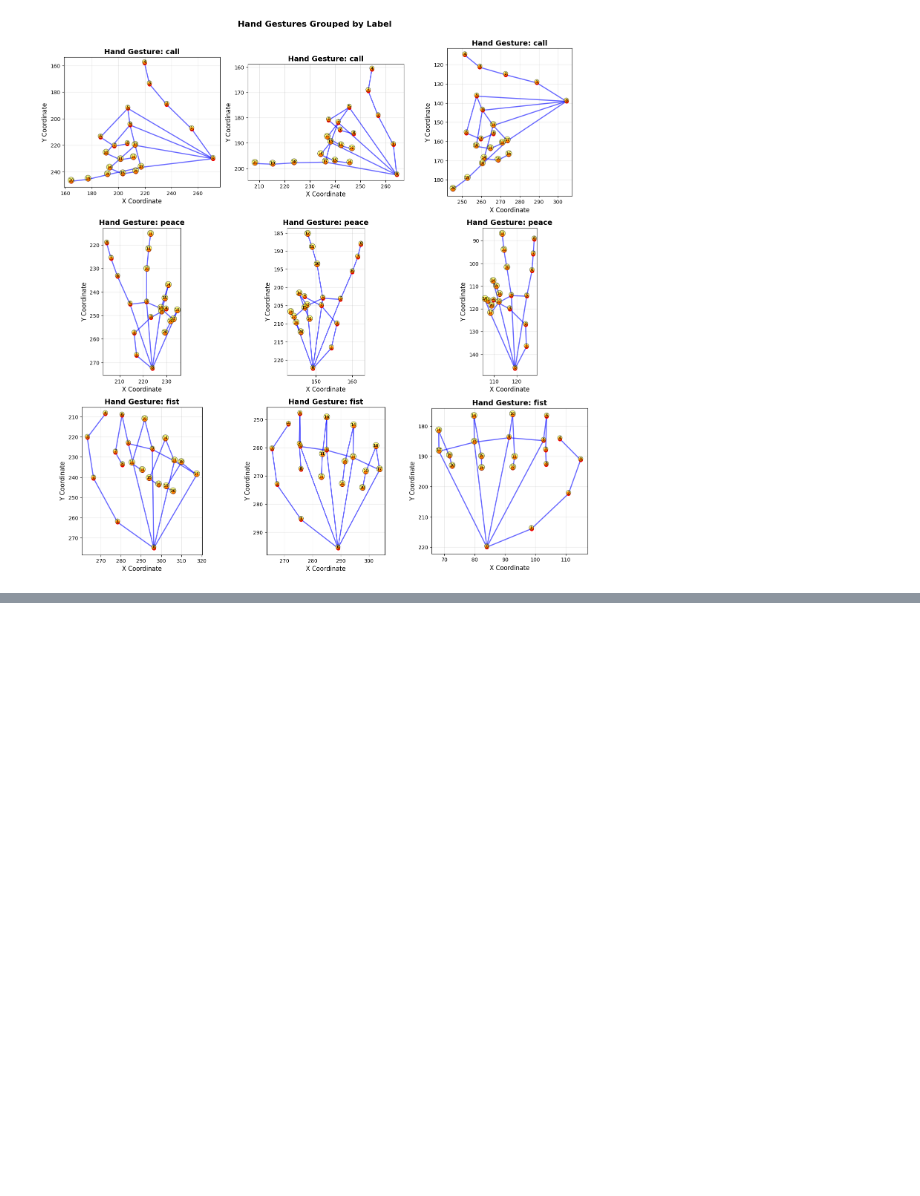
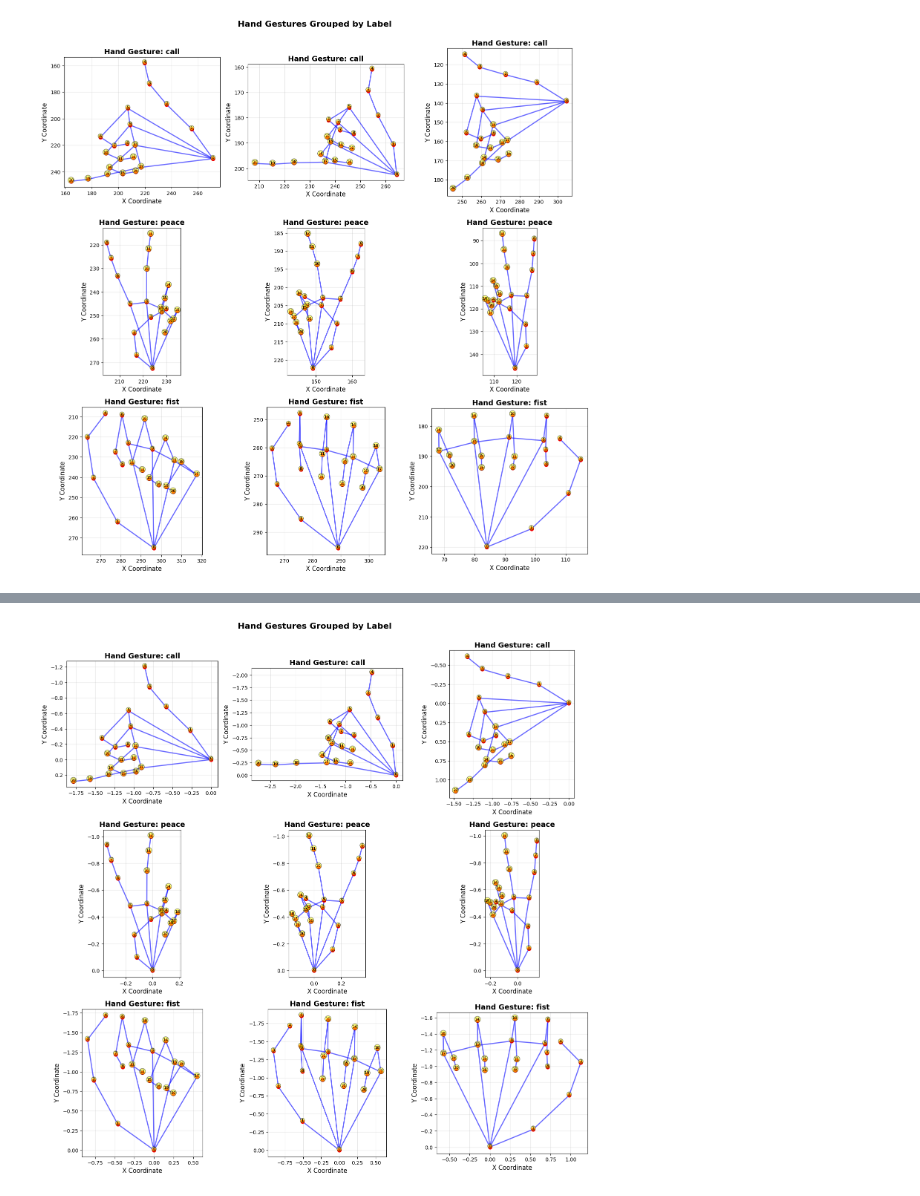
Before and after one commit to reda1609/Hand-Gesture-Classification, a Jupyter notebook: main.ipynb, the cells around one changed output, grey strips where cells are left out. Drawn from its saved outputs; the diff is of its cells as text; code cells hidden in the pictures; blank space fills up the shorter version.

```diff
--- a/main.ipynb
+++ b/main.ipynb
@@ -231,0 +303,4 @@ plot_gestures_by_label(df, labels=['call', 'peace', 'fist'], samples_per_label=3
+# %%
+plot_gestures_by_label(df_normalized, labels=['call', 'peace', 'fist'], samples_per_label=3)
+# %% [output]
+[figure, added]
```
Also changed, not shown: parts of 12 cells of this notebook.
